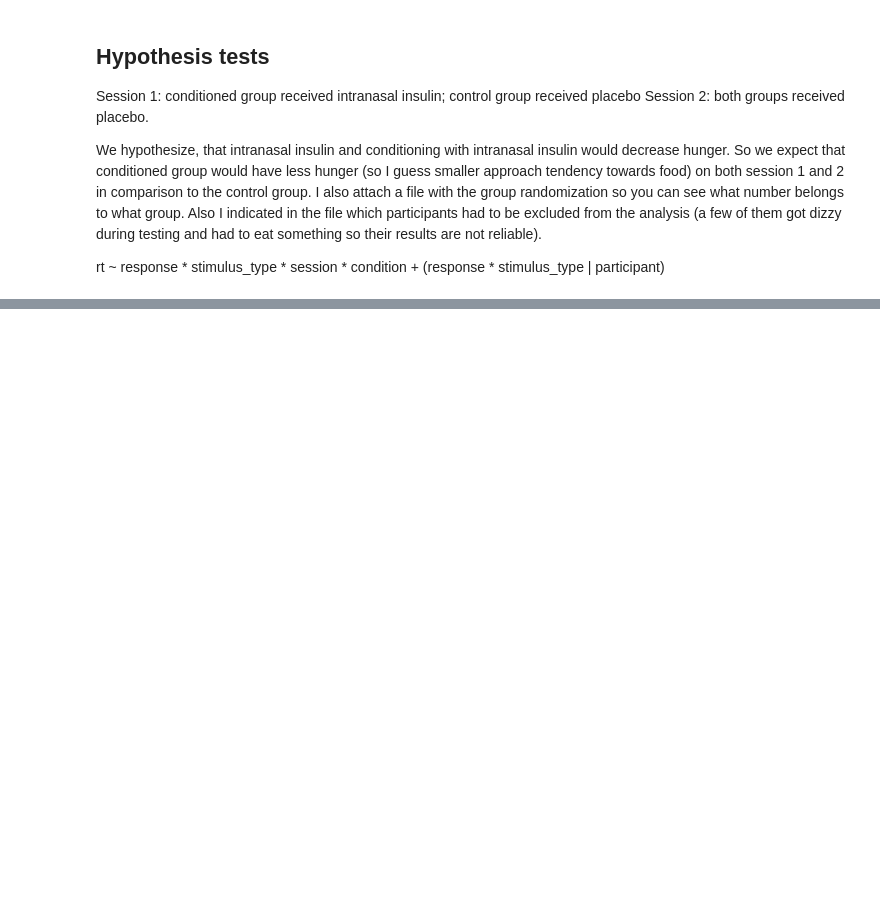
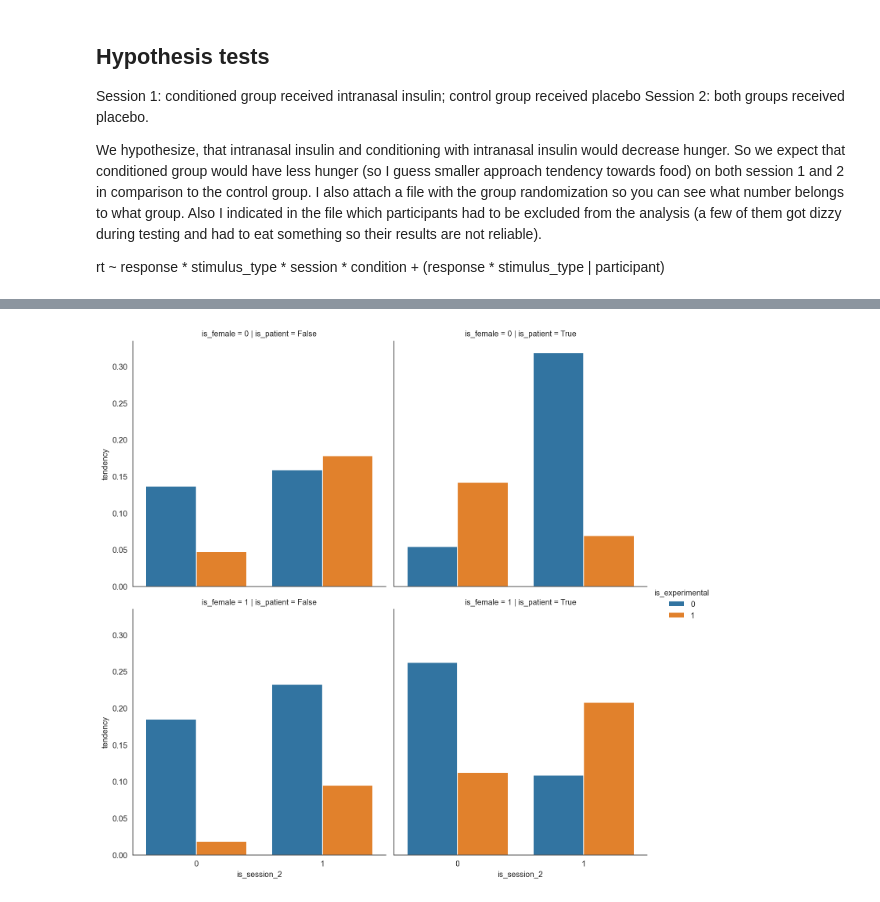
Before and after one commit to hgzech/insulin, a Jupyter notebook: 01_analysis.ipynb, the cells around one changed output, grey strips where cells are left out. Saved outputs shown, nothing was run; the diff lists cells and outputs as text; code cells hidden in the pictures; blank space fills up the shorter version.

```diff
--- a/01_analysis.ipynb
+++ b/01_analysis.ipynb
@@ -361,3 +416,8 @@ Use print(object, correlation=TRUE)  or
+# %%
+import seaborn as sns
+g = sns.catplot(x="is_session_2", y="tendency", hue="is_experimental", col="is_patient", row = 'is_female', kind = 'bar', ci = None, data=rt_biases)
+# %% [output]
+[figure, added]
 # %%
 %%R -i r_data
 library(lmerTest)
```
Also changed, not shown: parts of 18 cells of this notebook, 5 other files.
